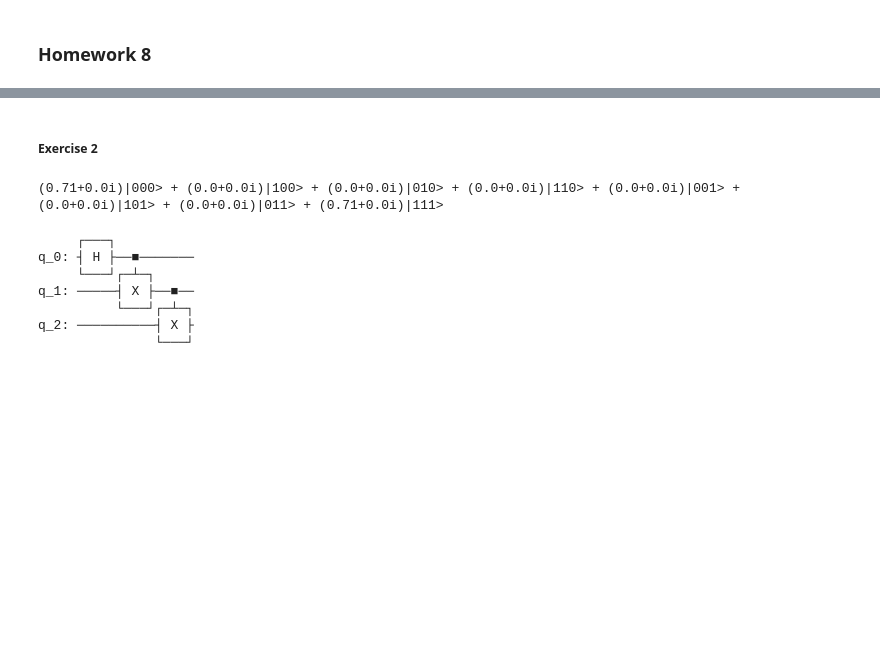
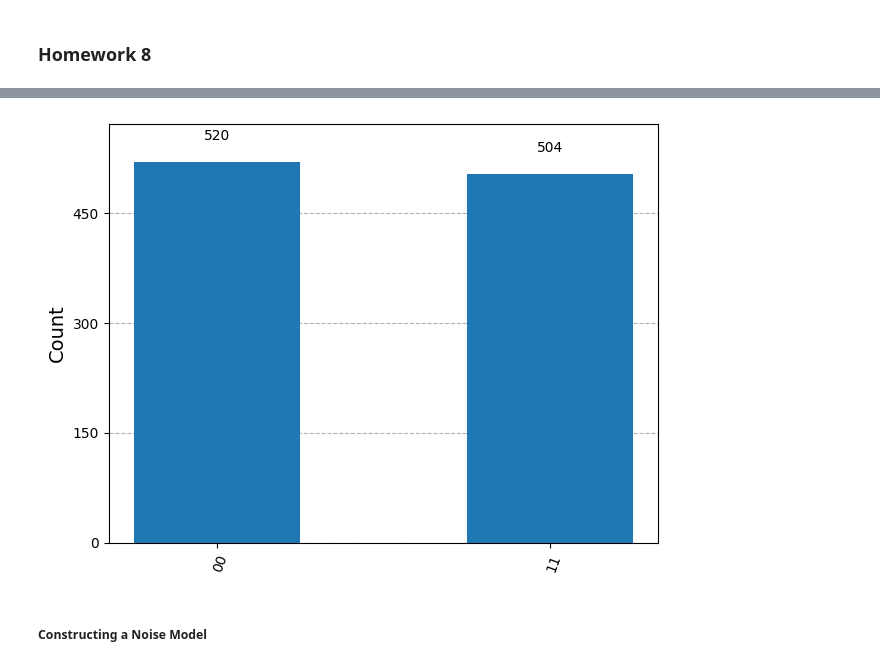
Before and after one commit to MatthewJarek/Quantum_Information_Lab, a Jupyter notebook: Homeworks/Homework_8/QILab_Homework_8.ipynb, the cells around one changed output, grey strips where cells are left out. Drawn from its saved outputs; the diff is of its cells as text; code cells hidden in the pictures; blank space fills up the shorter version.

```diff
--- a/Homeworks/Homework_8/QILab_Homework_8.ipynb
+++ b/Homeworks/Homework_8/QILab_Homework_8.ipynb
@@ -40,21 +19,27 @@ q_1: ┤ T ├┤ T ├┤ T ├┤ T ├┤ T ├┤ T ├┤ H ├┤ T ├┤
+# %%
+ideal_backend = AerSimulator()
+transpiled_qc = transpile(qc, ideal_backend)
+job = ideal_backend.run(transpiled_qc, shots=1024)
+ideal_counts = job.result().get_counts()
+plot_histogram(ideal_counts)
+# %% [output]
+[figure, added]
 # %% [markdown]
-##### Exercise 2
+##### Constructing a Noise Model
 # %%
-### 3-qubit GHZ state: (|000> + |111>)/2^(.5)
-qc2 = QuantumCircuit(3)
-qc2.h(0)
-qc2.cx(0,1)
-qc2.cx(1,2)
+from qiskit_aer.noise import NoiseModel, depolarizing_error
 
-state = Statevector(qc2)
-print(f"({np.real(state[0]):.2}+{np.imag(state[0]):.2}i)|000> + ({np.real(state[1]):.2}+{np.imag(state[1]):.2}i)|100> + ({np.real(state[2]):.2}+{np.imag(state[2]):.2}i)|010> + ({np.real(state[3]):.2}+{np.imag(state[3]):.2}i)|110> + ({np.real(state[4]):.2}+{np.imag(state[4]):.2}i)|001> + ({np.real(state[5]):.2}+{np.imag(state[5]):.2}i)|101> + ({np.real(state[6]):.2}+{np.imag(state[6]):.2}i)|011> + ({np.real(state[7]):.2}+{np.imag(state[7]):.2}i)|111>")
-qc2.draw()
+#Initialize the noise model
+noise_model = NoiseModel()
+
+# 1-qubit depolarizing error (1% error)
+p1 = 0.01
+error_1q = depolarizing_error(p1,1)
+
+# 2-qubit depolarizing error (5% error)
+p2 = 0.05
+error_2q = depolarizing_error(p2, 2)
+
+# Apply errors to specific gates
+noise_model.add_all_qubit_quantum_error(error_1q, ['h'])
+noise_model.add_all_qubit_quantum_error(error_2q, ['cx'])
-# %% [output]
-(0.71+0.0i)|000> + (0.0+0.0i)|100> + (0.0+0.0i)|010> + (0.0+0.0i)|110> + (0.0+0.0i)|001> + (0.0+0.0i)|101> + (0.0+0.0i)|011> + (0.71+0.0i)|111>
-     ┌───┐
-q_0: ┤ H ├──■───────
-     └───┘┌─┴─┐
-q_1: ─────┤ X ├──■──
-          └───┘┌─┴─┐
-q_2: ──────────┤ X ├
-               └───┘
```
Also changed, not shown: parts of 17 cells of this notebook, 4 other files.
